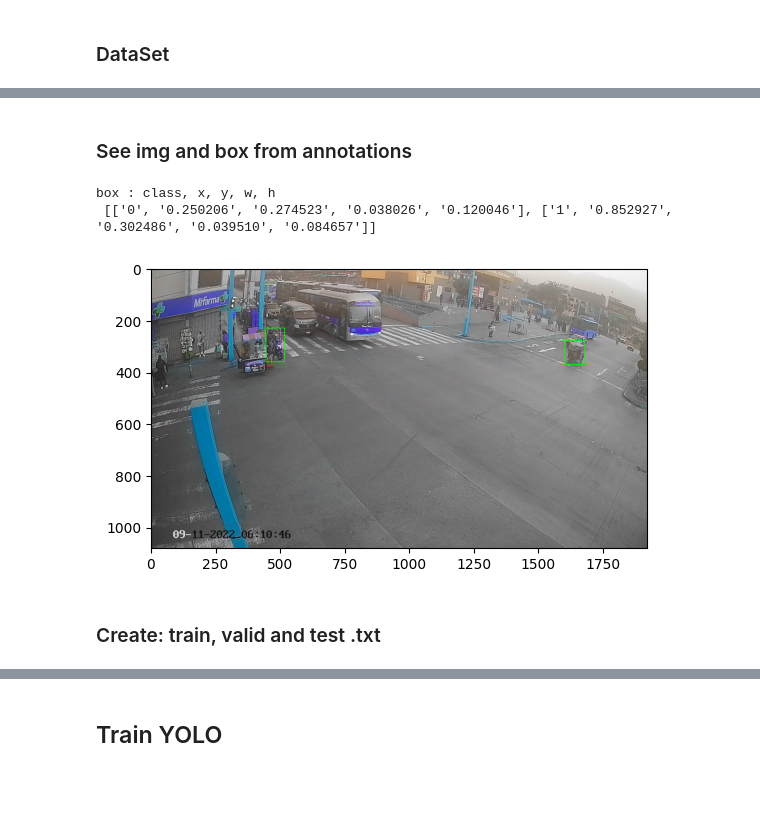
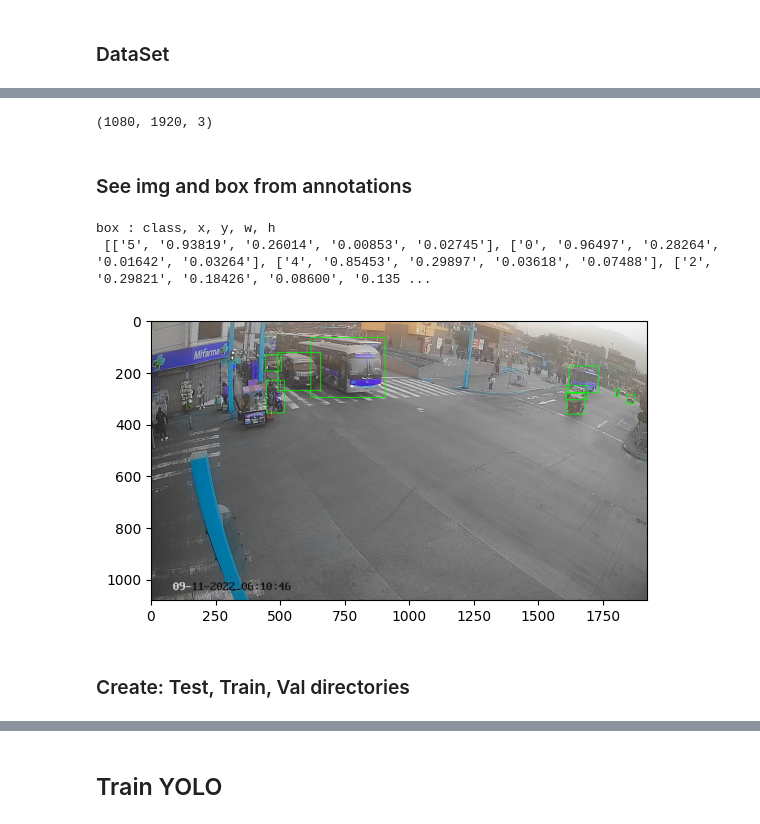
Before and after one commit to galois1915/Aforo-vehicular, a Jupyter notebook: FineTunning-YOLO.ipynb, the cells around one changed output, grey strips where cells are left out. Saved outputs shown, nothing was run; the diff lists cells and outputs as text; code cells hidden in the pictures; blank space fills up the shorter version.

```diff
--- a/FineTunning-YOLO.ipynb
+++ b/FineTunning-YOLO.ipynb
@@ -64,0 +95,2 @@ Get images from video with the mane "frame_029970.jpg"
+# %%
+data = json.load(open("./data/FineTuned_YOLO/annotations/instances_default.json"))
@@ -82,36 +149,81 @@ cap.release()
+# %%
+cap = cv2.VideoCapture("./videos/video1.mp4")
+success, frame = cap.read()
+print(frame.shape)
+H,W,_ = frame.shape
+H = float(H)
+W = float(W)
+#plt.imshow(frame)
+cap.release()
+# %% [output]
+(1080, 1920, 3)
+# %%
+def coco_to_yolo(coco_bbox, image_width=W, image_height=H):
+    x_min, y_min, width, height = coco_bbox
+
+    # COCO format to YOLO format
+    center_x = (x_min + width / 2) / image_width
+    center_y = (y_min + height / 2) / image_height
+    yolo_width = width / image_width
+    yolo_height = height / image_height
+
+    return [center_x, center_y, yolo_width, yolo_height]
+
+def yolo_to_coco(yolo_bbox, image_width=W, image_height=H):
+    center_x, center_y, yolo_width, yolo_height = yolo_bbox
+
+    # YOLO format to COCO format
+    x_min = int((center_x - yolo_width / 2) * image_width)
+    y_min = int((center_y - yolo_height / 2) * image_height)
+    width = int(yolo_width * image_width)
+    height = int(yolo_height * image_height)
+
+    return [x_min, y_min, width, height]
+# %%
+for i in data["annotations"]:
+    f = open("./data/FineTuned_YOLO/labels/frame_"+str(i["image_id"])+".txt", "a")
+    f.write(str(int(i["category_id"]-1))+ " ")
+
+    # cl,x,y,w,h = [eval(i) for i in boxx] YOLO
+    # # Bboxes are in [top-left-x, top-left-y, width, height]  COCO
+
+    for box in coco_to_yolo(i["bbox"]):
+        f.write( f"{box:.5f}" + " ")
+    f.write("\n")
+    f.close()
 # %% [markdown]
 ### See img and box from annotations
 # %%
-frame = cv2.imread("./data/FineTuned_YOLO/images/frame_030138.jpg").copy()
+frame = cv2.imread("./data/FineTuned_YOLO/images/frame_30139.png").copy()
 box = []
-with open("./data/FineTuned_YOLO/labels/frame_030138.txt", "r") as f:
+with open("./data/FineTuned_YOLO/labels/frame_30139.txt", "r") as f:
     for i in f:
         box.append(i.split())
 print("box : class, x, y, w, h \n", box)
 f.close()
 
 for boxx in box:
 
     cl,x,y,w,h = [eval(i) for i in boxx]
     h_frame,w_frame,channel = frame.shape
 
     # top left
     xtl = int(x*w_frame-w*w_frame/2)
     ytl = int(y*h_frame+h*h_frame/2)
 
     # bottom right
     xbr = int(x*w_frame+w*w_frame/2)
     ybr = int(y*h_frame-h*h_frame/2)
 
     frame = cv2.rectangle(frame, (xtl,ytl),(xbr,ybr),(0,255,0),2 )
 
 plt.imshow(frame)
 plt.show()
 # %% [output]
 box : class, x, y, w, h
- [['0', '0.250206', '0.274523', '0.038026', '0.120046'], ['1', '0.852927', '0.302486', '0.039510', '0.084657']]
+ [['5', '0.93819', '0.26014', '0.00853', '0.02745'], ['0', '0.96497', '0.28264', '0.01642', '0.03264'], ['4', '0.85453', '0.29897', '0.03618', '0.07488'], ['2', '0.29821', '0.18426', '0.08600', '0.135 ...
-[figure, old version]
+[figure, new version]
-# %% [markdown]
-### Create: train, valid and test .txt
+# %% [markdown]
+### Create: Test, Train, Val directories
 # %%
 labels = os.listdir("./data/FineTuned_YOLO/labels")
```
Also changed, not shown: parts of 34 cells of this notebook, 1 other file.
